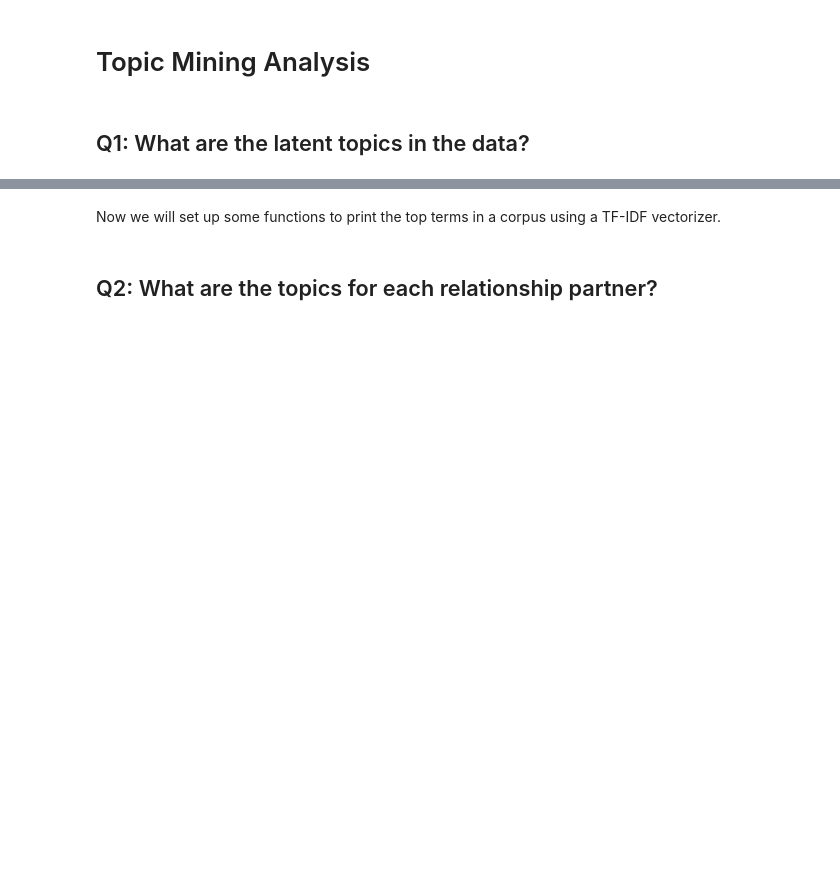
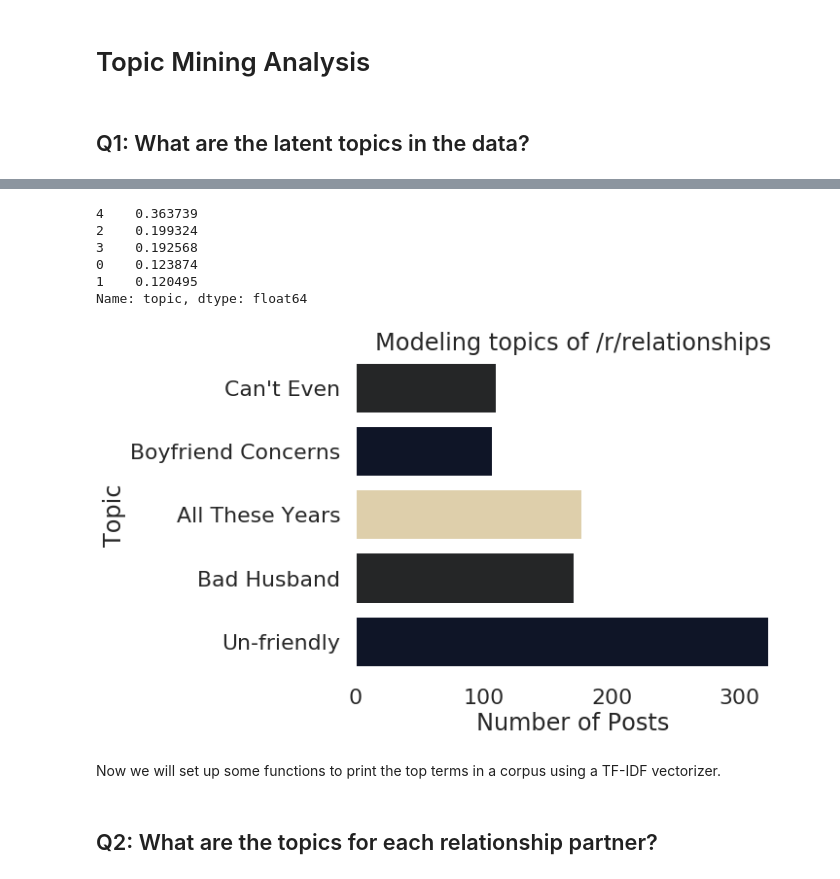
Before and after one commit to josh-ashkinaze/Reddit-Relationships-Analysis, a Jupyter notebook: Reddit_Relationships.ipynb, the cells around one changed output, grey strips where cells are left out. Drawn from its saved outputs; the diff is of its cells as text; code cells hidden in the pictures; blank space fills up the shorter version.

```diff
--- a/Reddit_Relationships.ipynb
+++ b/Reddit_Relationships.ipynb
@@ -500,3 +497,15 @@ I [22M] suspect something between my girlfriend [22F] and my friend [21M]. We al
+# %%
+
+labels = ["Can't Even", "Boyfriend Concerns", "All These Years", "Bad Husband", "Un-friendly"]
+topic_df = print_topic_dist(W, labels, "Modeling topics of /r/relationships")
+# %% [output]
+4    0.363739
+2    0.199324
+3    0.192568
+0    0.123874
+1    0.120495
+Name: topic, dtype: float64
+[figure, added]
 # %% [markdown]
  Now we will set up some functions to print the top terms in a corpus using a TF-IDF vectorizer.
 # %%
```
Also changed, not shown: parts of 19 cells of this notebook.
